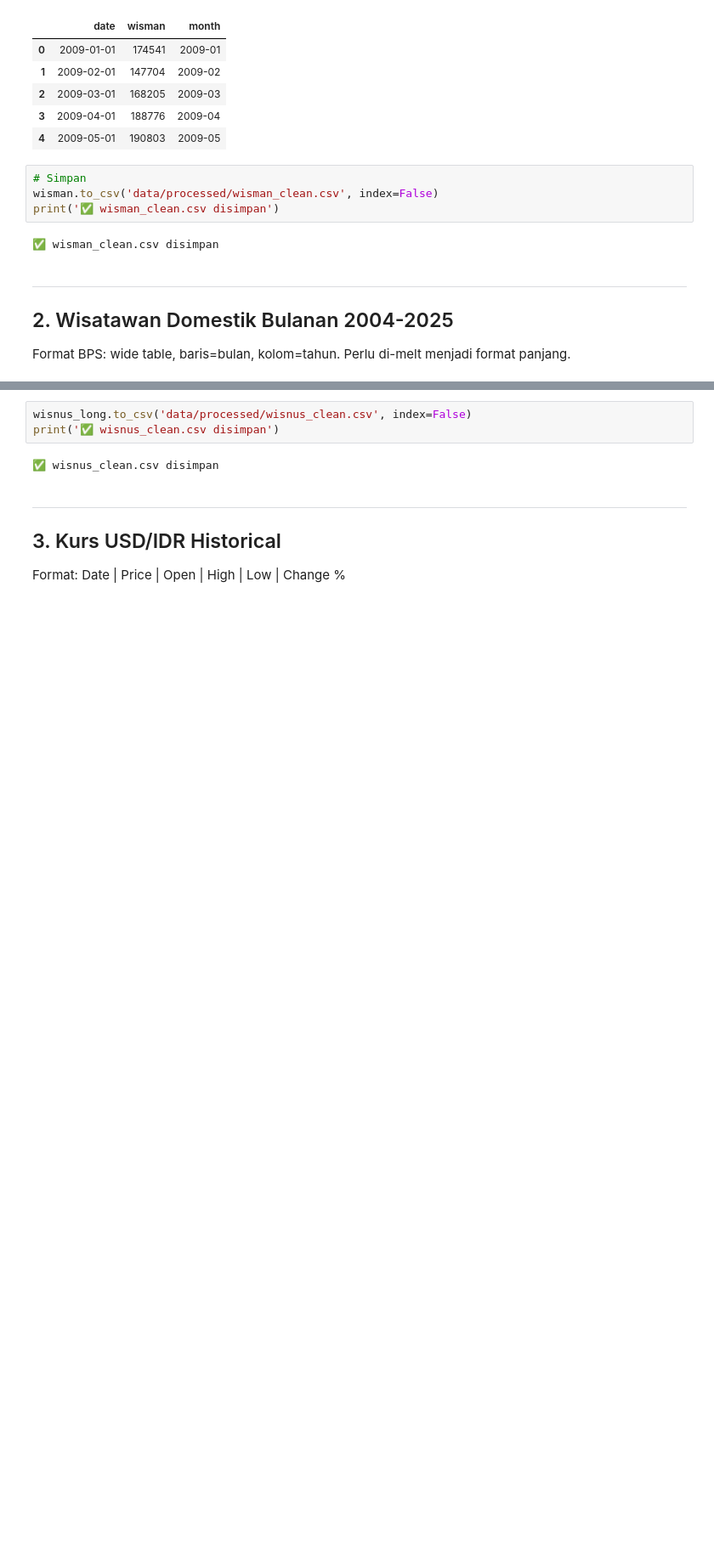
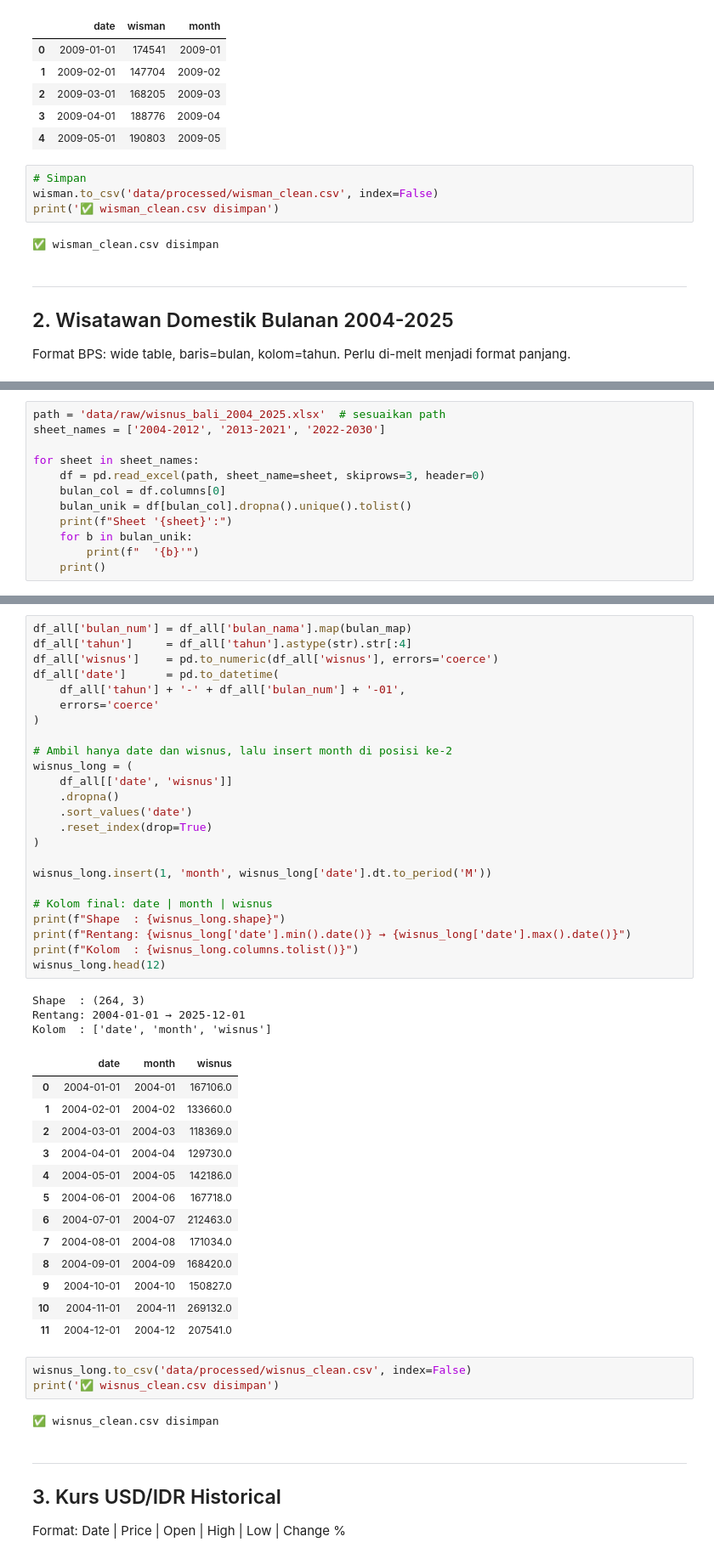
Before and after one commit to indrianisaptr/BaliGuard-Early-Warning-System, a Jupyter notebook: 02_preprocessing_timeseries.ipynb, the cells around one changed output, grey strips where cells are left out. Shown at 85% size. Cells and saved outputs as stored; diff of their text form; blank space fills up the shorter version.

```diff
--- a/02_preprocessing_timeseries.ipynb
+++ b/02_preprocessing_timeseries.ipynb
@@ -164,0 +71,12 @@ Rentang: 2004-01-01 00:00:00 -> 2012-12-01 00:00:00
+# %%
+path = 'data/raw/wisnus_bali_2004_2025.xlsx'  # sesuaikan path
+sheet_names = ['2004-2012', '2013-2021', '2022-2030']
+
+for sheet in sheet_names:
+    df = pd.read_excel(path, sheet_name=sheet, skiprows=3, header=0)
+    bulan_col = df.columns[0]
+    bulan_unik = df[bulan_col].dropna().unique().tolist()
+    print(f"Sheet '{sheet}':")
+    for b in bulan_unik:
+        print(f"  '{b}'")
+    print()
@@ -165,3 +144,44 @@ Rentang: 2004-01-01 00:00:00 -> 2012-12-01 00:00:00
+# %%
+df_all['bulan_num'] = df_all['bulan_nama'].map(bulan_map)
+df_all['tahun']     = df_all['tahun'].astype(str).str[:4]
+df_all['wisnus']    = pd.to_numeric(df_all['wisnus'], errors='coerce')
+df_all['date']      = pd.to_datetime(
+    df_all['tahun'] + '-' + df_all['bulan_num'] + '-01',
+    errors='coerce'
+)
+
+# Ambil hanya date dan wisnus, lalu insert month di posisi ke-2
+wisnus_long = (
+    df_all[['date', 'wisnus']]
+    .dropna()
+    .sort_values('date')
+    .reset_index(drop=True)
+)
+
+wisnus_long.insert(1, 'month', wisnus_long['date'].dt.to_period('M'))
+
+# Kolom final: date | month | wisnus
+print(f"Shape  : {wisnus_long.shape}")
+print(f"Rentang: {wisnus_long['date'].min().date()} → {wisnus_long['date'].max().date()}")
+print(f"Kolom  : {wisnus_long.columns.tolist()}")
+wisnus_long.head(12)
+# %% [output]
+Shape  : (264, 3)
+Rentang: 2004-01-01 → 2025-12-01
+Kolom  : ['date', 'month', 'wisnus']
+|  | date | month | wisnus |
+| 0 | 2004-01-01 | 2004-01 | 167106.0 |
+| 1 | 2004-02-01 | 2004-02 | 133660.0 |
+| 2 | 2004-03-01 | 2004-03 | 118369.0 |
+| 3 | 2004-04-01 | 2004-04 | 129730.0 |
+| 4 | 2004-05-01 | 2004-05 | 142186.0 |
+| 5 | 2004-06-01 | 2004-06 | 167718.0 |
+| 6 | 2004-07-01 | 2004-07 | 212463.0 |
+| 7 | 2004-08-01 | 2004-08 | 171034.0 |
+| 8 | 2004-09-01 | 2004-09 | 168420.0 |
+| 9 | 2004-10-01 | 2004-10 | 150827.0 |
+| 10 | 2004-11-01 | 2004-11 | 269132.0 |
+| 11 | 2004-12-01 | 2004-12 | 207541.0 |
 # %%
 wisnus_long.to_csv('data/processed/wisnus_clean.csv', index=False)
 print('✅ wisnus_clean.csv disimpan')
```
Also changed, not shown: parts of 17 cells of this notebook, 20 other files.
